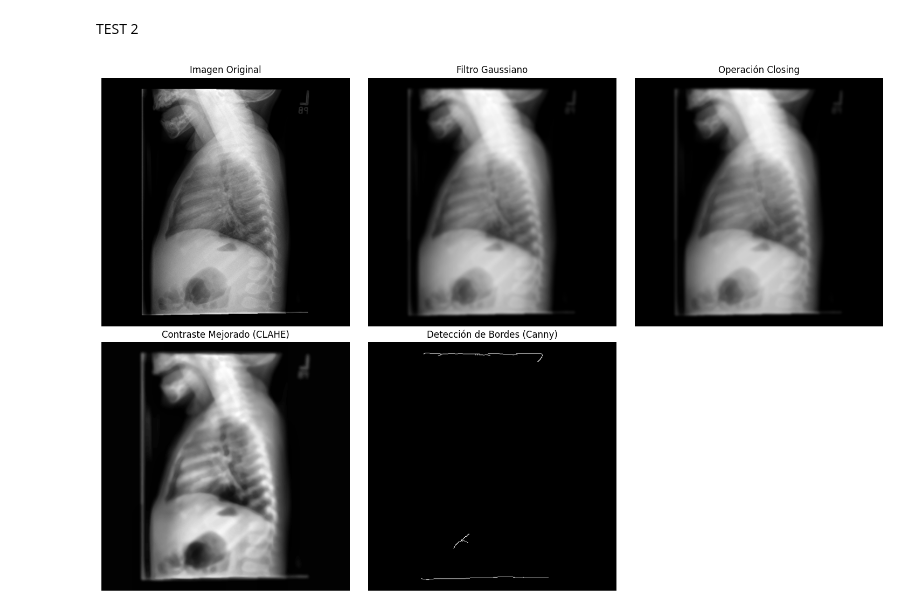
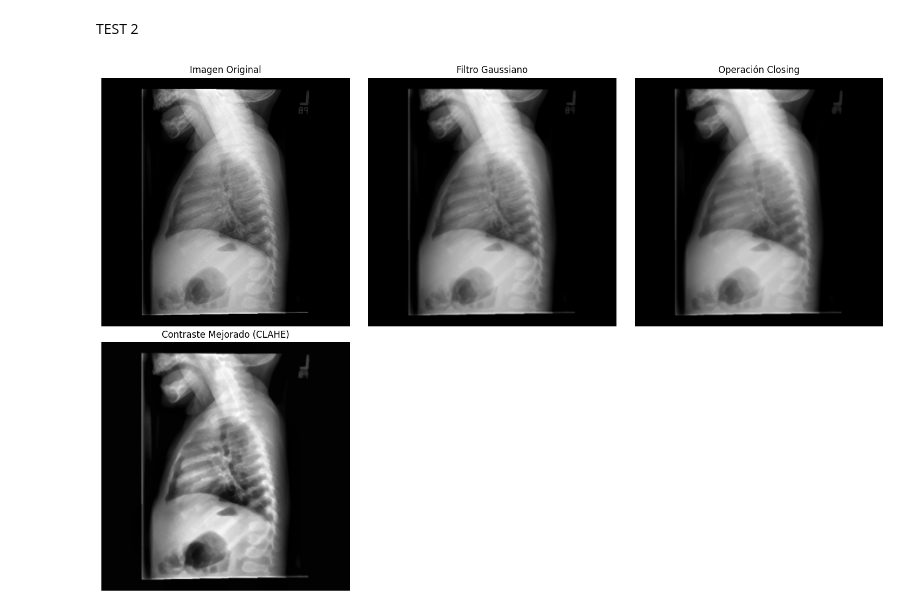
Before and after one commit to sergiogomezz/msc_ai_unir, a Jupyter notebook: VA/Actividad_2/test2.ipynb, the cells around one changed output. Saved outputs shown, nothing was run; the diff lists cells and outputs as text; code cells hidden in the pictures.

```diff
--- a/VA/Actividad_2/test2.ipynb
+++ b/VA/Actividad_2/test2.ipynb
@@ -73,36 +73,36 @@ closing_image = cv2.morphologyEx(gaussian_blurred, cv2.MORPH_CLOSE, kernel)
 clahe = cv2.createCLAHE(clipLimit=3.0, tileGridSize=(8, 8))
 contrast_enhanced = clahe.apply(closing_image)
 
-edges = cv2.Canny(contrast_enhanced, threshold1=100, threshold2=200)
+edges = cv2.Canny(contrast_enhanced, threshold1=50, threshold2=150)
 
 plt.figure(figsize=(15, 10))
 
 plt.subplot(2, 3, 1)
 plt.title("Imagen Original")
 plt.imshow(image, cmap="gray")
 plt.axis("off")
 
 plt.subplot(2, 3, 2)
 plt.title("Filtro Gaussiano")
 plt.imshow(gaussian_blurred, cmap="gray")
 plt.axis("off")
 
 plt.subplot(2, 3, 3)
 plt.title("Operación Closing")
 plt.imshow(closing_image, cmap="gray")
 plt.axis("off")
 
 plt.subplot(2, 3, 4)
 plt.title("Contraste Mejorado (CLAHE)")
 plt.imshow(contrast_enhanced, cmap="gray")
 plt.axis("off")
 
-plt.subplot(2, 3, 5)
-plt.title("Detección de Bordes (Canny)")
-plt.imshow(edges, cmap="gray")
-plt.axis("off")
+# plt.subplot(2, 3, 5)
+# plt.title("Detección de Bordes (Canny)")
+# plt.imshow(edges, cmap="gray")
+# plt.axis("off")
 
 plt.tight_layout()
 plt.show()
 # %% [output]
-[figure, old version]
+[figure, new version]
```
Also changed, not shown: 10 other files.
